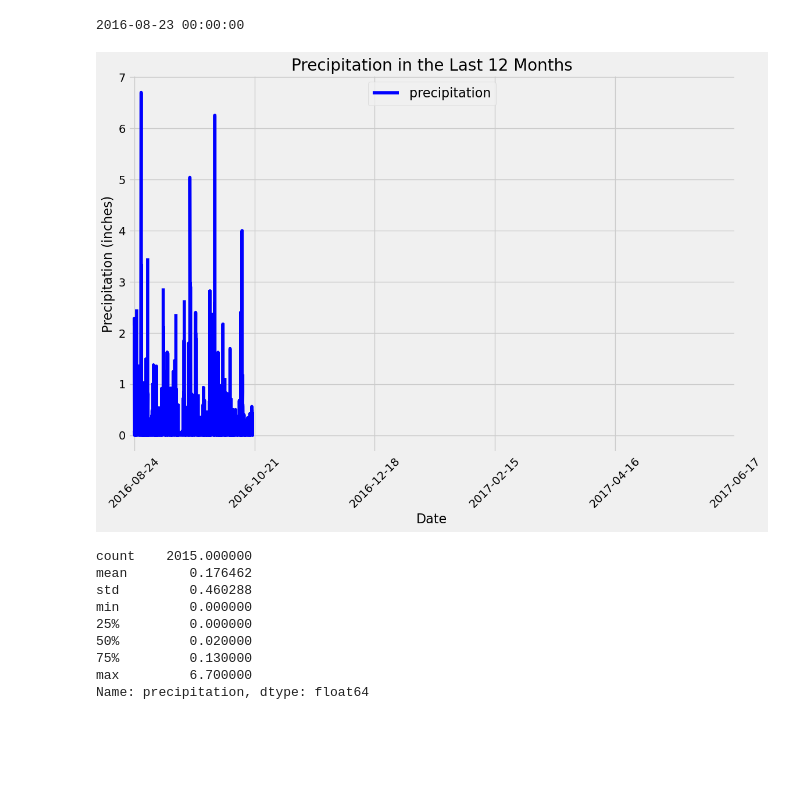
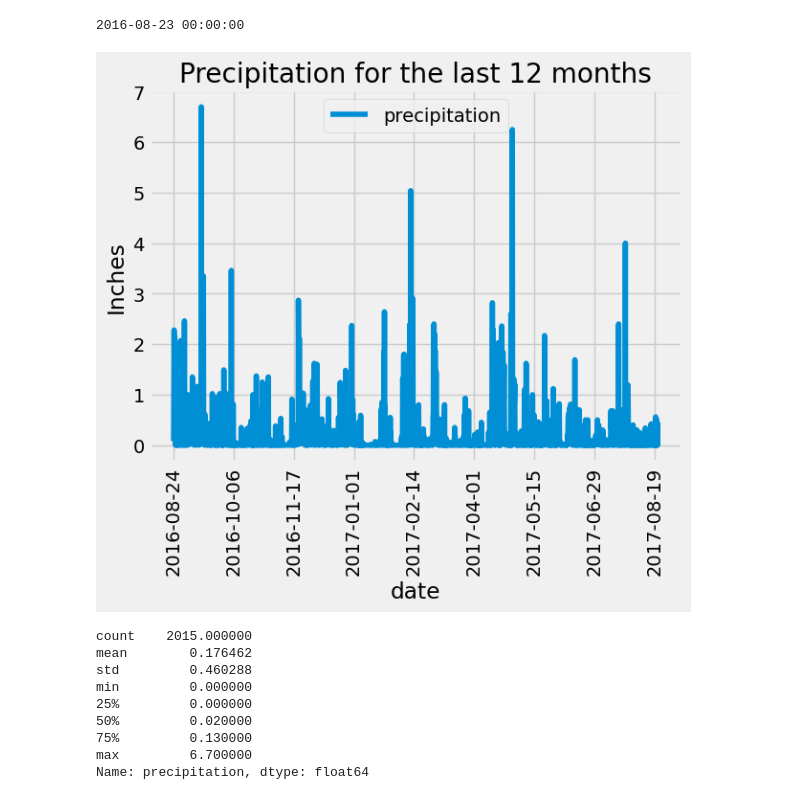
Before and after one commit to padmashribhatta/sqlalchemy-challenge, a Jupyter notebook: SurfsUp/climate_starter.ipynb, the cells around one changed output. Saved outputs shown, nothing was run; the diff lists cells and outputs as text; code cells hidden in the pictures; blank space fills up the shorter version.

```diff
--- a/SurfsUp/climate_starter.ipynb
+++ b/SurfsUp/climate_starter.ipynb
@@ -55,47 +63,30 @@ print (query_date)
 # %%
 # Design a query to retrieve the last 12 months of precipitation data and plot the results.
 # Starting from the most recent data point in the database.
 
-# Calculate the date one year from the last date in data set.
-last_date = session.query(Measurement.date).order_by(Measurement.date.desc()).first()[0]
-last_date = dt.datetime.strptime(last_date, '%Y-%m-%d')
+# Calculate the date one year from the last date in data set.last_date = session.query(Measurement.date).order_by(Measurement.date.desc()).first()
+last_date = dt.datetime.strptime(last_date.date, '%Y-%m-%d')
 year_ago = last_date - dt.timedelta(days=365)
 
 results = session.query(Measurement.date, Measurement.prcp).filter(Measurement.date >= year_ago).all()
 
 # create a DataFrame with the results
 df = pd.DataFrame(results, columns=['date', 'precipitation'])
 df.set_index('date', inplace=True)
+df = df.dropna()
 
 # sort the DataFrame by date
-df.sort_index(inplace=True)
+df = df.sort_values("date")
 
 # plot the precipitation data
-fig, ax = plt.subplots(figsize=(12, 8))
-ax.plot(df.index, df['precipitation'], color='b', label='precipitation')
-
-# set plot title and labels
-plt.title("Precipitation in the Last 12 Months", fontsize=20)
-plt.xlabel("Date", fontsize=16)
-plt.ylabel("Precipitation (inches)", fontsize=16)
-
-# Convert index column to datetime object
-df.index = pd.to_datetime(df.index)
-
-
-# set x-tick labels
-xtick_locs = np.arange(0, len(df), step=len(df)/6)
-xtick_labels = [df.index[int(i)].strftime('%Y-%m-%d') for i in xtick_locs]
-plt.xticks(xtick_locs, xtick_labels, rotation=45)
-
-# add grid lines and legend
-plt.grid(True)
-plt.legend(loc='upper center', fontsize=16)
+df.plot(rot=90)
+plt.title("Precipitation for the last 12 months")
+plt.ylabel("Inches")
 
 # show the plot
 plt.show()
 # %% [output]
-[figure, old version]
+[figure, new version]
 # %%
 # calculate summary statistics for precipitation data
 precipitation_stats = df['precipitation'].describe()
```
Also changed, not shown: parts of 2 cells of this notebook.
